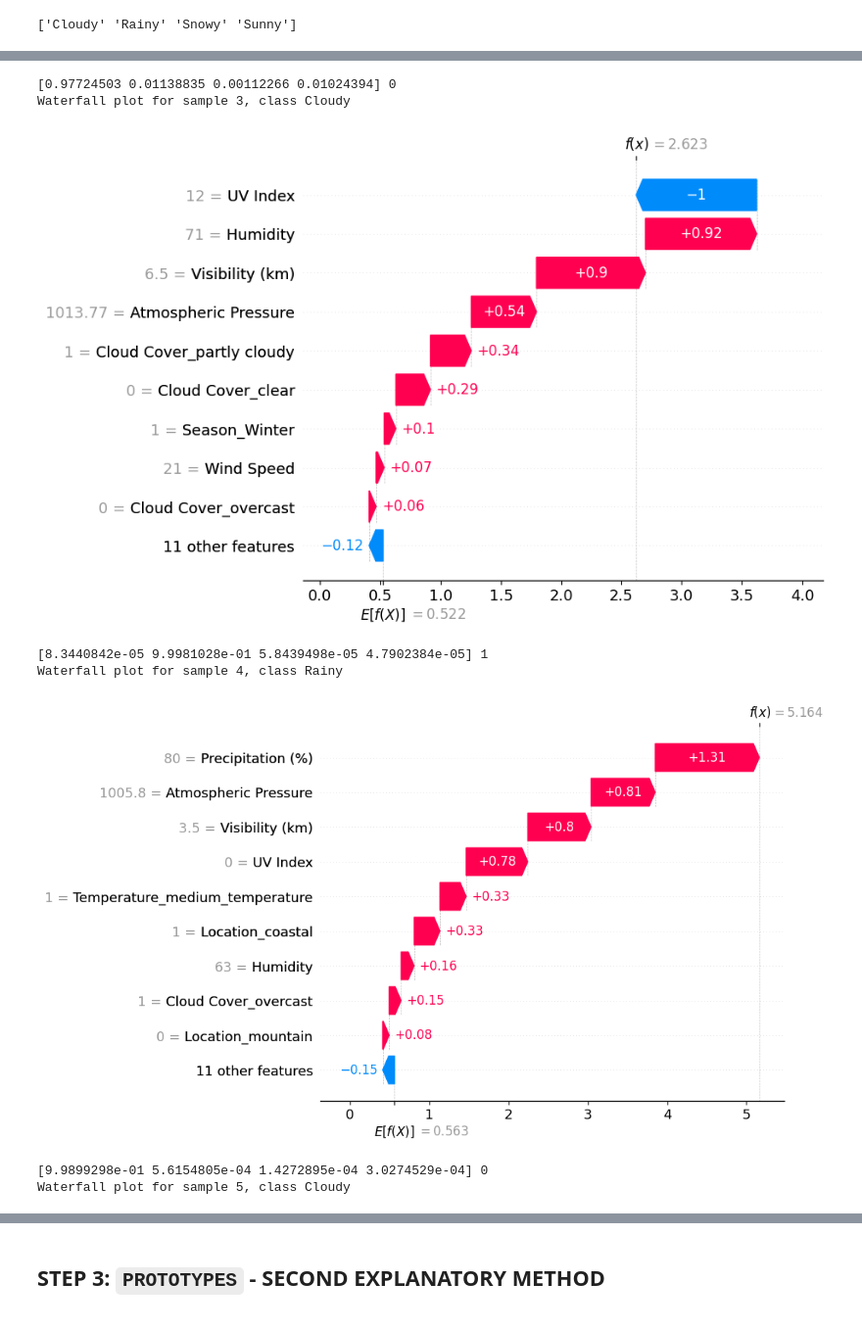
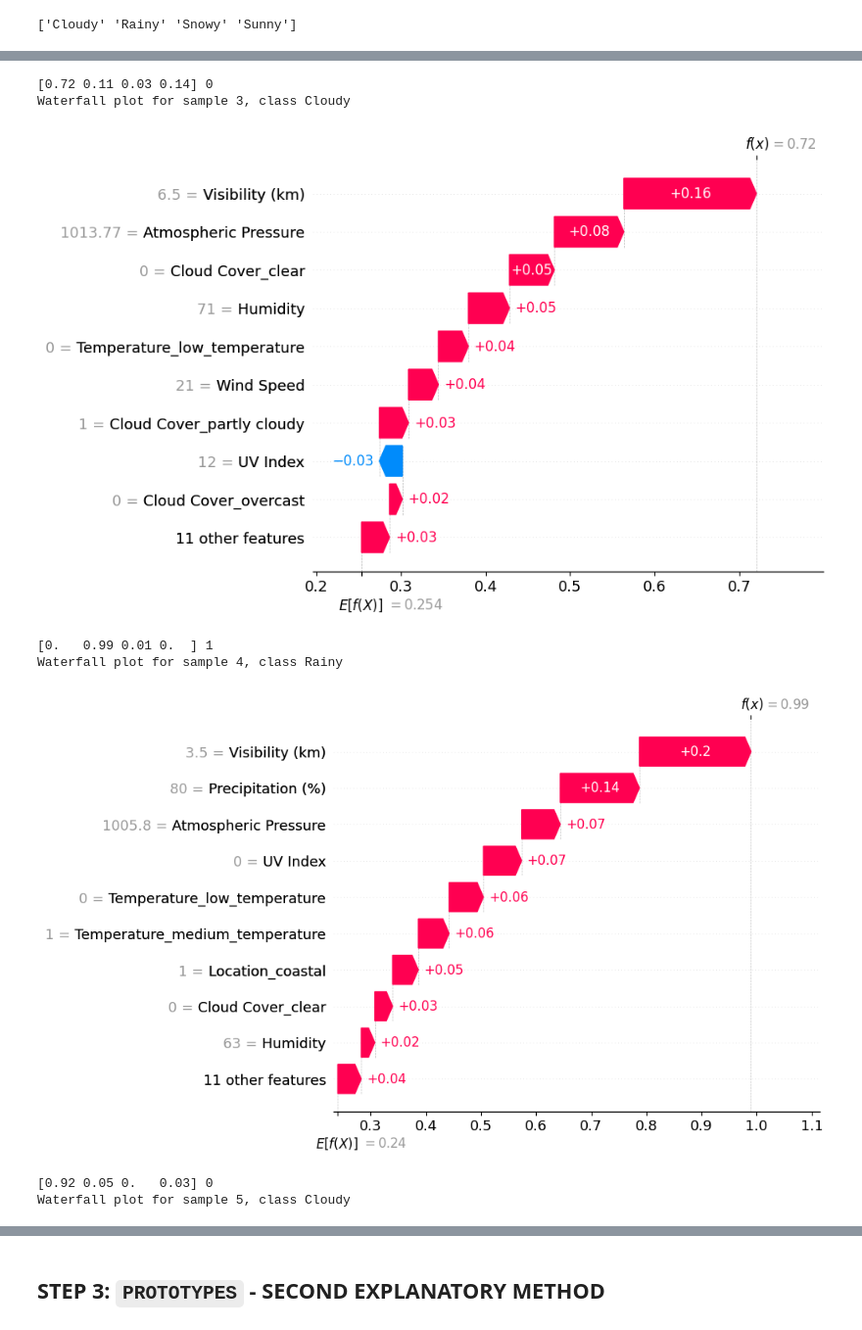
Before and after one commit to chihab4real/Explanation-Comparisons, a Jupyter notebook: WeatherMainWithPrototypes.ipynb, the cells around one changed output, grey strips where cells are left out. Shown at 98% size. Cells and saved outputs as stored; diff of their text form; code cells hidden in the pictures.

```diff
--- a/WeatherMainWithPrototypes.ipynb
+++ b/WeatherMainWithPrototypes.ipynb
@@ -180,10 +169,10 @@ Random Forest Accuracy: 0.9000
 # %%
 # XGBoost Classifier with SHAP
 
-explainer = shap.Explainer(model_XGBoost)
-shap_values = explainer(X_test)
+explainer = shap.Explainer(model_RF_Classifier)
+shap_values = explainer(X_test_2)
 
-probs = model_XGBoost.predict_proba(X_test)
+probs = model_RF_Classifier.predict_proba(X_test_2)
 class_labels = label_encoder.classes_
 print(class_labels)
 # %% [output]
@@ -192,7 +181,7 @@ print(class_labels)
 # Finding the index of the class with the highest probability for each sample
 max_prob_class_indices = np.argmax(probs, axis=1)
 
-for i, sample in enumerate(X_test[:5]):
+for i, sample in enumerate(X_test_2[:5]):
 
     max_class_idx = max_prob_class_indices[i]
     print(probs[i], max_class_idx)
@@ -200,8 +189,8 @@ for i, sample in enumerate(X_test[:5]):
     # Extract SHAP values for the class with the highest probability
     shap_values_for_max_class = shap_values.values[i][:, max_class_idx]
 
-    feature_names = X_test.columns if hasattr(X_test, 'columns') else [f'Feature {j}' for j in range(X_test.shape[1])]
-    feature_values = X_test.iloc[i] if hasattr(X_test, 'iloc') else X_test[i]
+    feature_names = X_test_2.columns if hasattr(X_test_2, 'columns') else [f'Feature {j}' for j in range(X_test_2.shape[1])]
+    feature_values = X_test_2.iloc[i] if hasattr(X_test_2, 'iloc') else X_test_2[i]
 
     # Prepare SHAP Explanation for this sample
     explanation = shap.Explanation(
@@ -227,8 +216,8 @@ Waterfall plot for sample 2, class Snowy
-[0.97724503 0.01138835 0.00112266 0.01024394] 0
+[0.72 0.11 0.03 0.14] 0
 Waterfall plot for sample 3, class Cloudy
-[figure, old version]
+[figure, new version]
-[8.3440842e-05 9.9981028e-01 5.8439498e-05 4.7902384e-05] 1
+[0.   0.99 0.01 0.  ] 1
 Waterfall plot for sample 4, class Rainy
-[figure, old version]
+[figure, new version]
-[9.9899298e-01 5.6154805e-04 1.4272895e-04 3.0274529e-04] 0
+[0.92 0.05 0.   0.03] 0
 Waterfall plot for sample 5, class Cloudy
```
Also changed, not shown: parts of 2 cells of this notebook, 20 other files.
